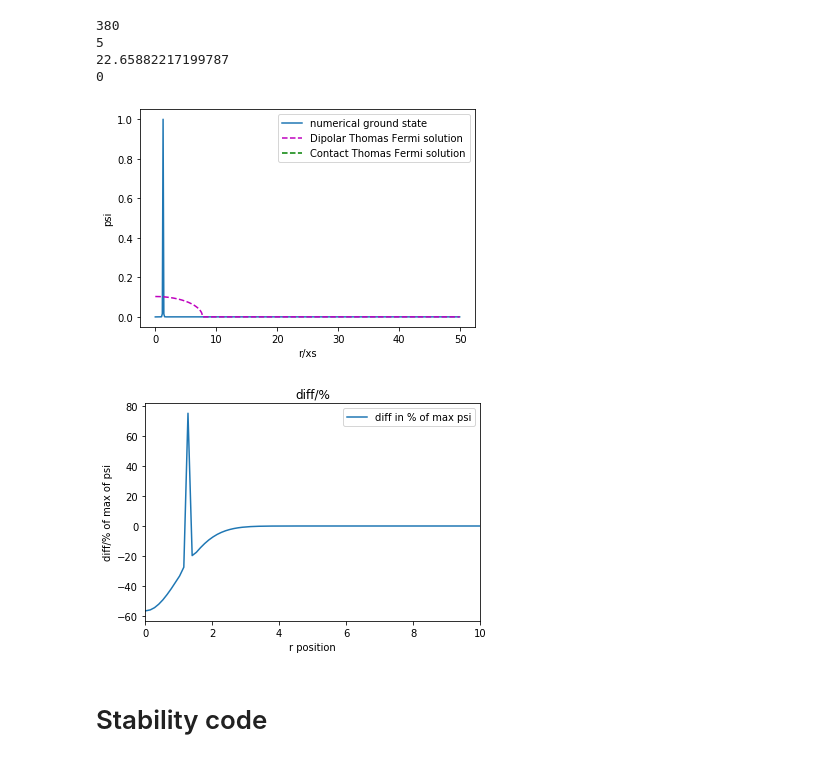
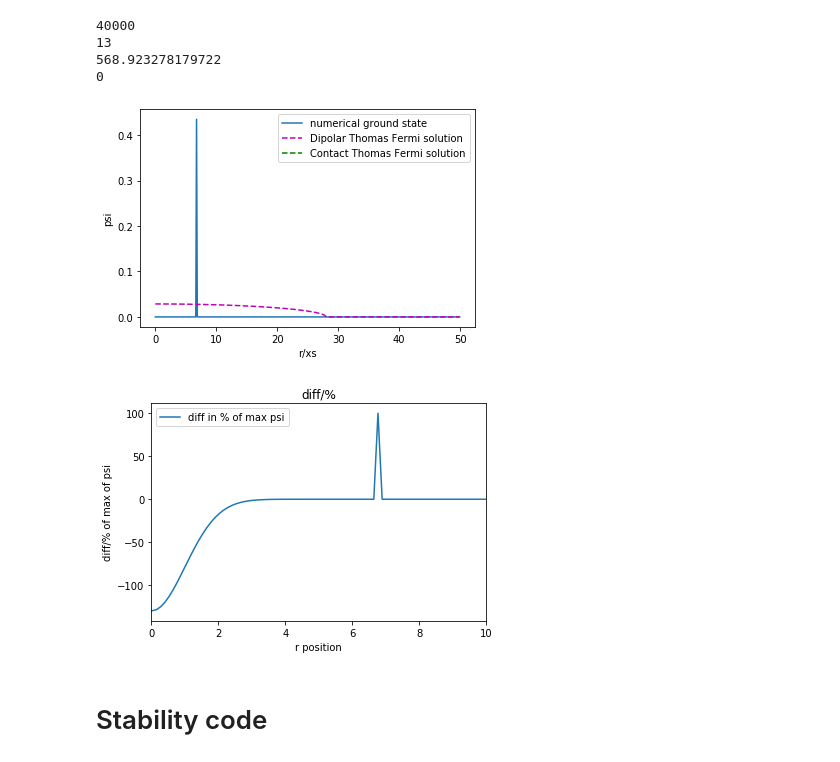
Before and after one commit to DavidStrachan1/BEC-of-dipolar-atoms-simulations, a Jupyter notebook: Quasi 2D using Hankel with Convolution method-checkpoint.ipynb, the cells around one changed output. Cells and saved outputs as stored; diff of their text form; code cells hidden in the pictures.

```diff
--- a/Quasi 2D using Hankel with Convolution method-checkpoint.ipynb
+++ b/Quasi 2D using Hankel with Convolution method-checkpoint.ipynb
@@ -18,7 +18,7 @@ from scipy.integrate import quad, dblquad
 import seaborn as sns
 b = 50 #max radius, large to prevent aliasing
 N = 8*b ##number of points, see Ronen, D.C.E. Bortolotti, and J.L. Bohn, Phys. Rev. A 74, 013623 (2006), having spacing of 0.25 is enough
-dt = -0.01j ##defines time step
+dt = -0.005j ##defines time step
 
 k = int(N/4)
 alpha=np.pad(ss.jnp_zeros(0,N),(1,0),'constant',constant_values=(0)) # zeros of first derivative of zeroth order bessel function
@@ -72,7 +72,7 @@ def Norm_r_or_rho(psi,space): ##Normalisation function, space is either r or rho
 
     return out
 def V(psiq_symm,r,gs,eps,J): ##potential function including interaction terms
-    return 0.5*(r**2) + (gs/np.sqrt(2*np.pi*eps))*(np.abs(psiq_symm)**2) +dd_quasi_2D_conv_Hankel(psiq_symm,D,Udd,J)
+    return 0.5*(r**2) + (gs/np.sqrt(2*np.pi*eps))*(np.abs(psiq_symm)**2) +dd_quasi_2D_conv_Hankel(psiq_symm,Udd,J)
 
 # ##only doing 2D, think you have to integrate over z also for the energy
 # def E(psi,gamma,D,gs): ##energy function, having some issues
@@ -117,10 +117,11 @@ J = np.abs(ss.jv(0,alpha)) ##needed for hankel transform, zeroth order bessel fu
 xs = np.sqrt(sc.hbar/(m*w)) ##length scale
 ##overriding parameters
 gs = 0##dimensionless contact term
-D = 380 ##dimensionless dipole factor
-gamma =5 ##ratio of axial frequency to radial frequency
+D = 40000 ##dimensionless dipole factor
+gamma =13 ##ratio of axial frequency to radial frequency
 eps=1/gamma
 
+lamda = 4*np.pi*D/3
 xi =2*np.pi*rho*np.sqrt(eps/2)
 Udd = 2-3*xi*np.sqrt(np.pi)*np.exp(xi**2)*ss.erfc(xi)
 Udd *=  1/(np.sqrt(2*np.pi*eps))
@@ -161,38 +162,38 @@ Rr = np.sqrt((2*chem(gamma,gs,a,m,xs))/(m*w*w))/xs
 TF_contact = np.nan_to_num(np.sqrt(1-(r/Rr)**2))
 TF_contact /= Norm_r_or_rho(TF_contact,r)
 #TF_contact *= np.sqrt(No)
 
 
 print(D)
 print(gamma)
 print(R_validity) ##book keeping
 print(gs)
 plt.plot(r,psiq_symm, label ="numerical ground state")
 #plt.plot(r,gnd_state,'r--', label ="true ground state")
 plt.plot(r,TF_dipolar,'m--',label = "Dipolar Thomas Fermi solution")
 plt.plot(r,TF_contact,'g--',label = "Contact Thomas Fermi solution")
 plt.legend()
 plt.xlabel('r/xs')
 plt.ylabel('psi')
 #plt.ylim(0,20)
 #plt.xlim(0,10)
 plt.show()
 
 plt.plot(r,100*diff/np.max(psiq_symm),label="diff in % of max psi")
 plt.xlabel('r position')
 plt.ylabel('diff/% of max of psi')
 #plt.ylim(-1,1)
 plt.xlim(0,10)
 plt.legend()
 plt.title('diff/%')
 plt.show() # plots psi against x
 # %% [output]
-380
-5
-22.65882217199787
+40000
+13
+568.923278179722
 0
-[figure, old version]
+[figure, new version]
-[figure, old version]
+[figure, new version]
 # %% [markdown]
 # Stability code
 # %%
```
Also changed, not shown: parts of 3 cells of this notebook.
